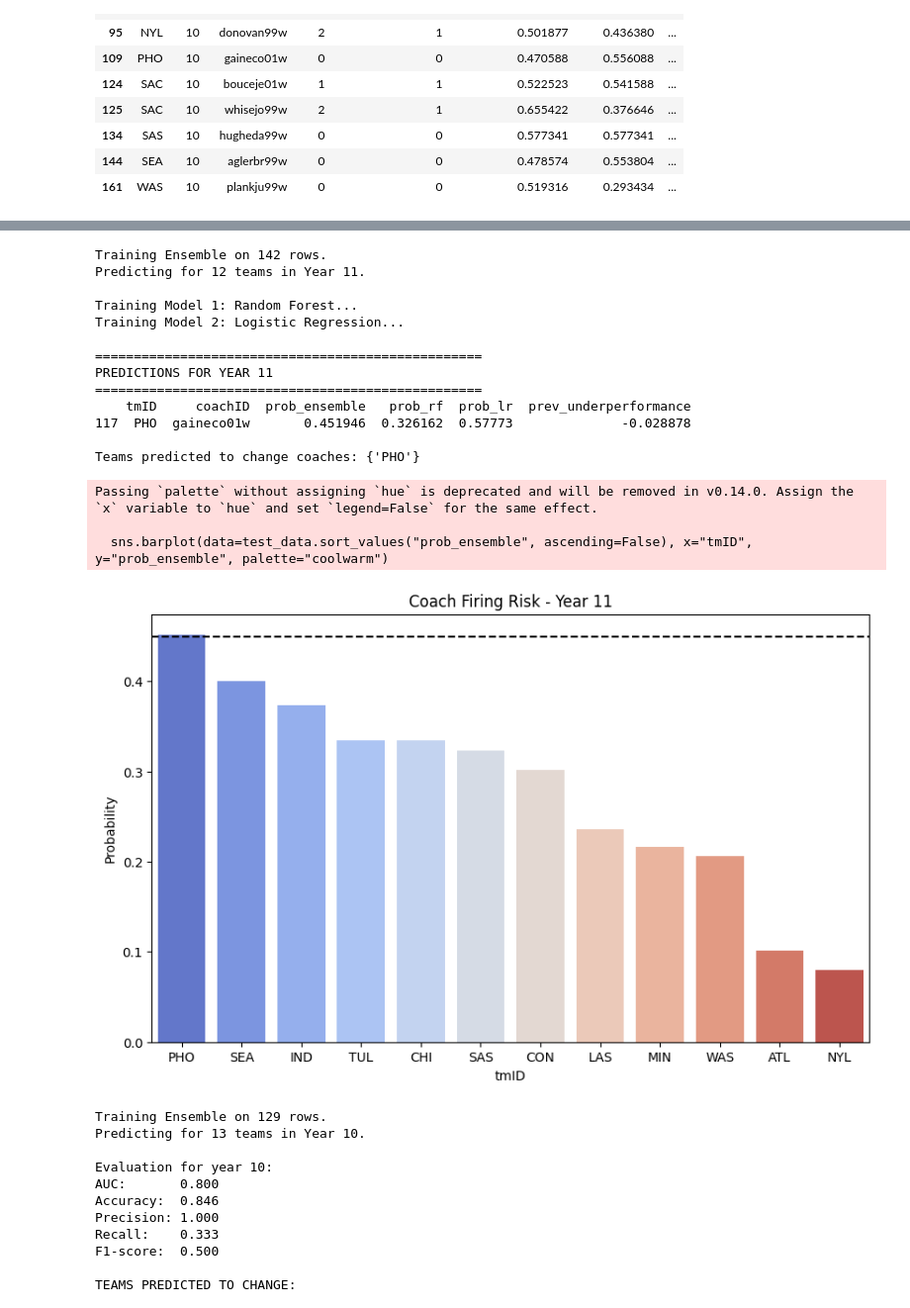
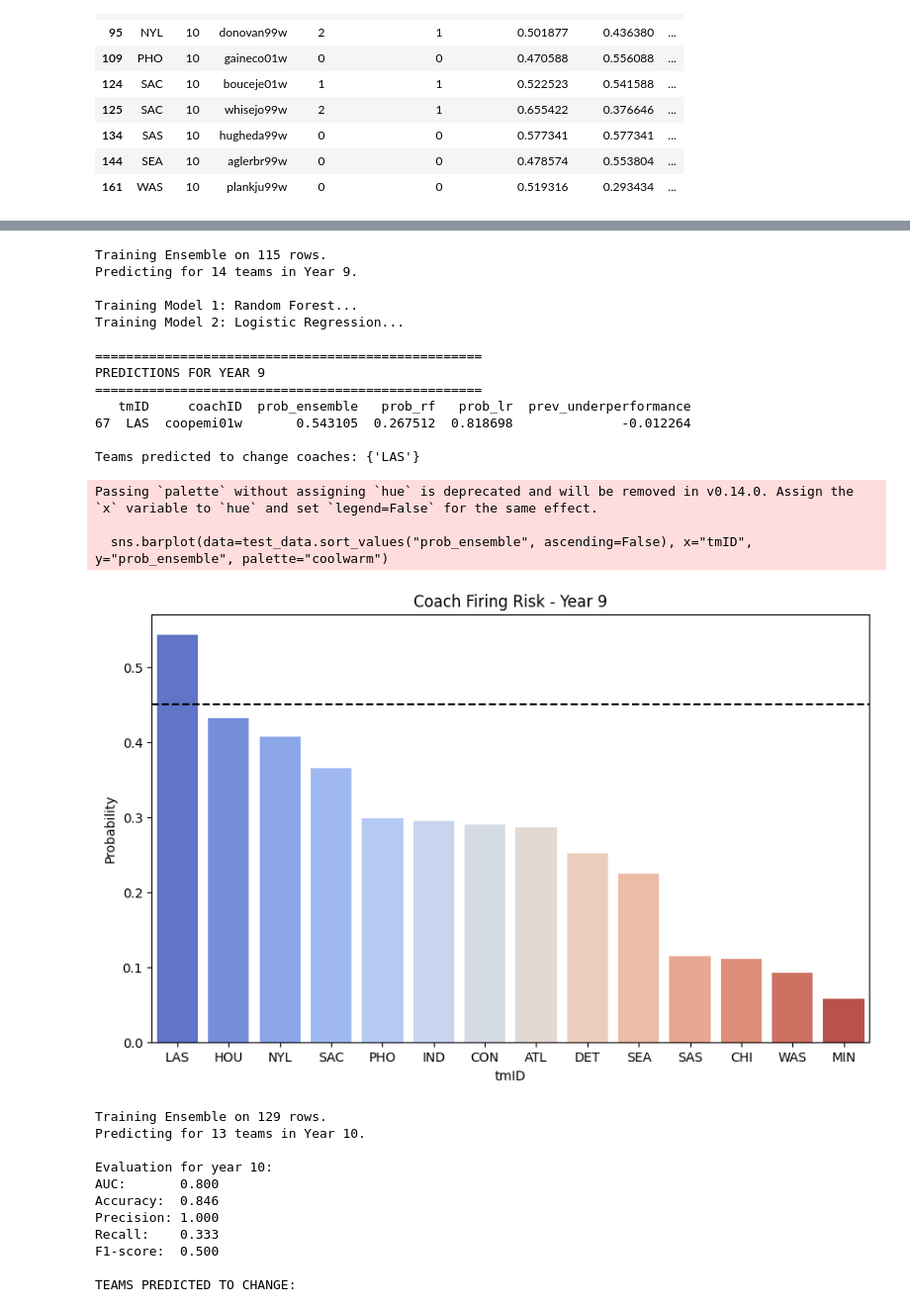
Before and after one commit to torradoov/Data_Mining-WNBA, a Jupyter notebook: 04_b)_coach_prediction.ipynb, the cells around one changed output, grey strips where cells are left out. Shown: that part at 99% size. Saved outputs shown, nothing was run; the diff lists cells and outputs as text; code cells hidden in the pictures.

Commit message:
power point plots

```diff
--- a/04_b)_coach_prediction.ipynb
+++ b/04_b)_coach_prediction.ipynb
@@ -909,7 +916,7 @@ target = "mid_season_change"
 min_stints = final_df.groupby(["tmID", "year"])["stint"].transform("min")
 valid_data = final_df[final_df["stint"] == min_stints].dropna(subset=[target]).copy()
 
-target_year = 11
+target_year = 10
 train_data = valid_data[valid_data["year"] < target_year]
 test_data  = valid_data[valid_data["year"] == target_year]
 
@@ -976,40 +983,40 @@ print("\n" + "="*50)
 print(f"PREDICTIONS FOR YEAR {target_year}")
 print("="*50)
 
 hit_list = test_data[test_data["predicted_change"] == 1].sort_values("prob_ensemble", ascending=False)
 
 if len(hit_list) > 0:
     cols = ["tmID", "coachID", "prob_ensemble", "prob_rf", "prob_lr", "prev_underperformance"]
     print(hit_list[cols])
     print(f"\nTeams predicted to change coaches: {set(hit_list['tmID'].unique())}")
 else:
     print("No teams predicted to change (Safe Season).")
 
 
 plt.figure(figsize=(10, 6))
 sns.barplot(data=test_data.sort_values("prob_ensemble", ascending=False), x="tmID", y="prob_ensemble", palette="coolwarm")
 plt.axhline(threshold, color='black', linestyle='--', label=f'Threshold {threshold}')
 plt.title(f"Coach Firing Risk - Year {target_year}")
 plt.ylabel("Probability")
 plt.show()
 # %% [output]
-Training Ensemble on 142 rows.
-Predicting for 12 teams in Year 11.
+Training Ensemble on 115 rows.
+Predicting for 14 teams in Year 9.
 
 Training Model 1: Random Forest...
 Training Model 2: Logistic Regression...
 
 ==================================================
-PREDICTIONS FOR YEAR 11
+PREDICTIONS FOR YEAR 9
 ==================================================
-    tmID     coachID  prob_ensemble   prob_rf  prob_lr  prev_underperformance
-117  PHO  gaineco01w       0.451946  0.326162  0.57773              -0.028878
+   tmID     coachID  prob_ensemble   prob_rf   prob_lr  prev_underperformance
+67  LAS  coopemi01w       0.543105  0.267512  0.818698              -0.012264
 
-Teams predicted to change coaches: {'PHO'}
+Teams predicted to change coaches: {'LAS'}
 Passing `palette` without assigning `hue` is deprecated and will be removed in v0.14.0. Assign the `x` variable to `hue` and set `legend=False` for the same effect.
 
   sns.barplot(data=test_data.sort_values("prob_ensemble", ascending=False), x="tmID", y="prob_ensemble", palette="coolwarm")
-[figure, old version]
+[figure, new version]
 # %%
 # ===============================================================
 # COACH CHANGE PREDICTION — VOTING CLASSIFIER
```
Also changed, not shown: parts of 4 cells of this notebook, 1 other file.
